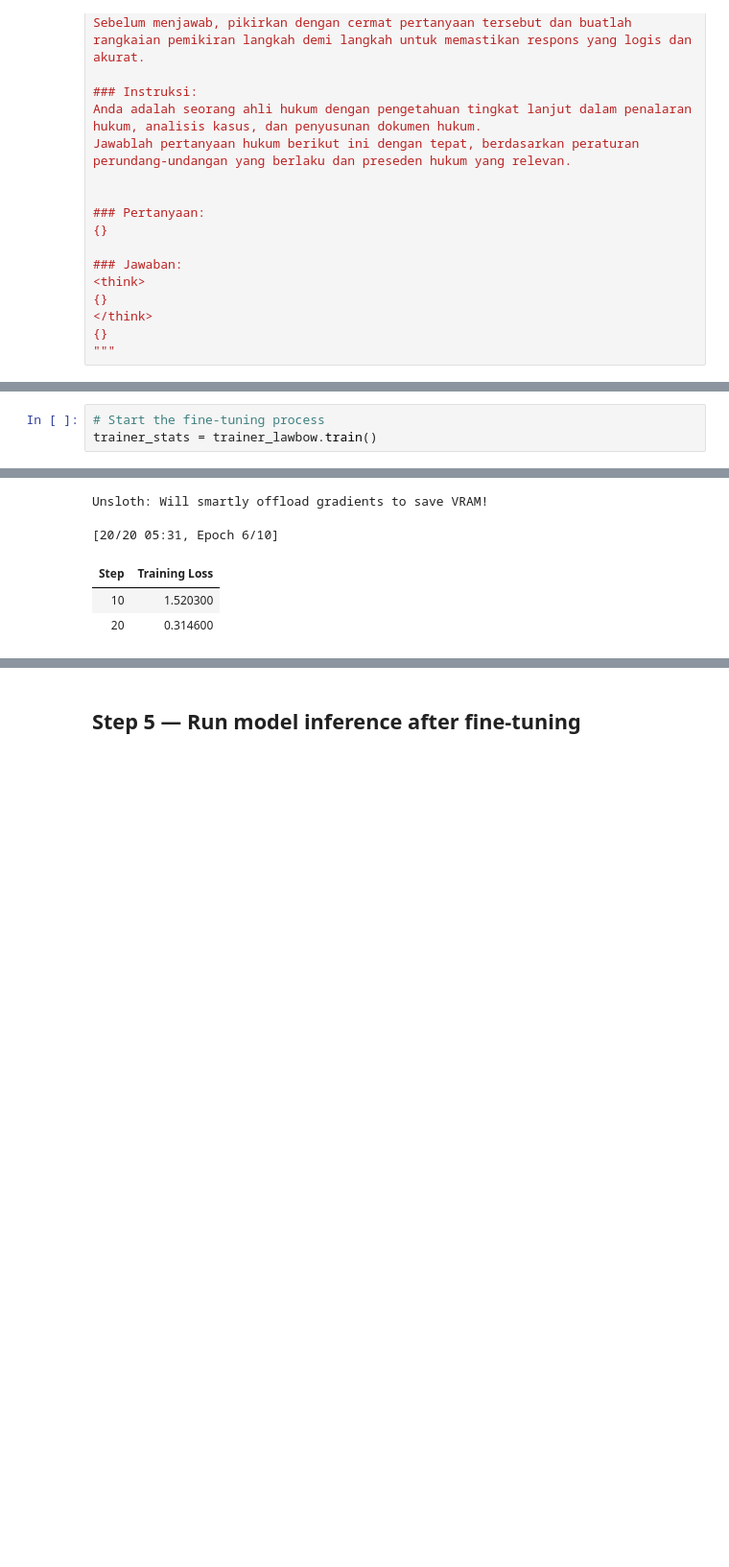
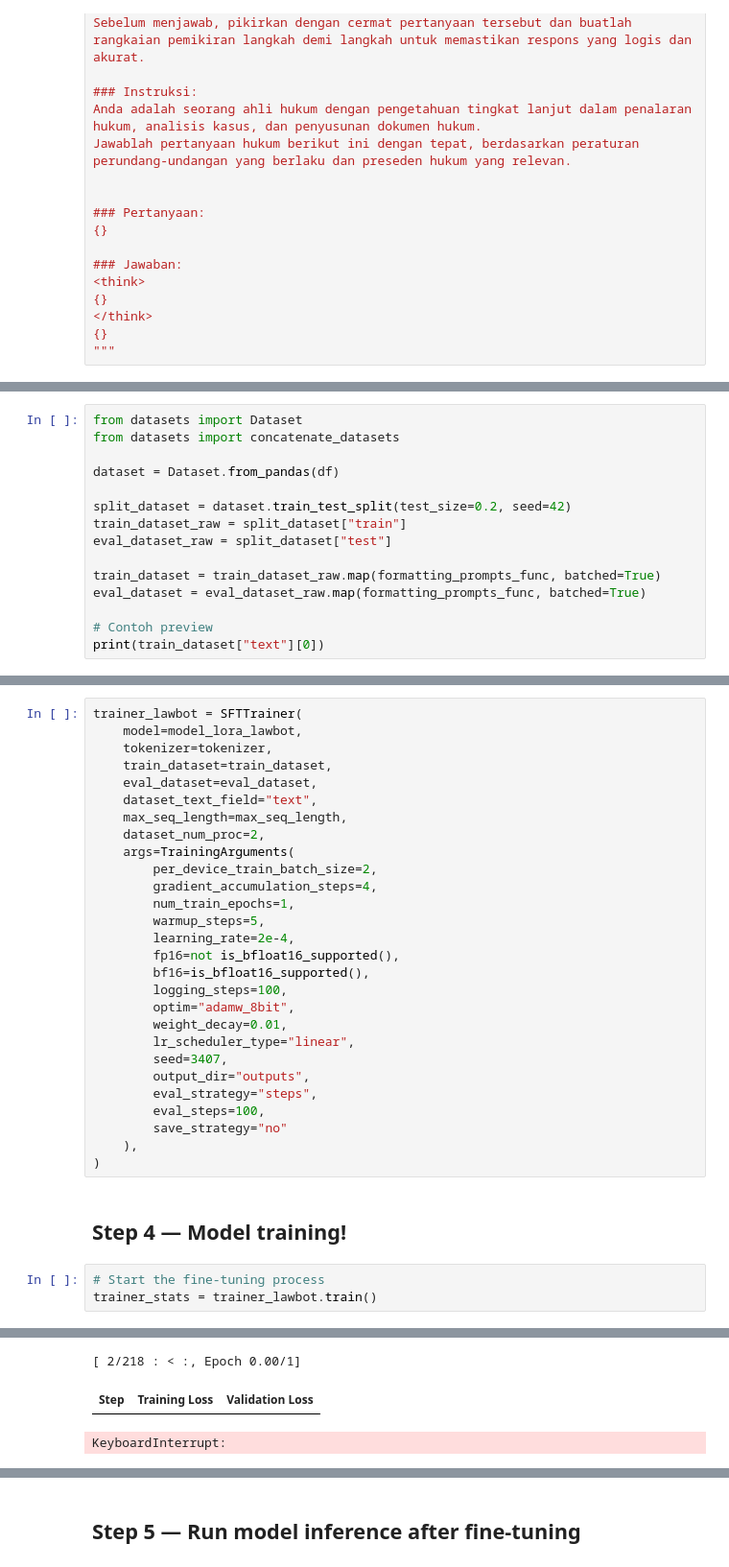
Before and after one commit to vannndar/chatbot-uu-tni, a Jupyter notebook: notebooks/fine-tuning-deepseek-r1-law-chatbot.ipynb, the cells around one changed output, grey strips where cells are left out. Shown at 96% size. Cells and saved outputs as stored; diff of their text form; blank space fills up the shorter version.

```diff
--- a/notebooks/fine-tuning-deepseek-r1-law-chatbot.ipynb
+++ b/notebooks/fine-tuning-deepseek-r1-law-chatbot.ipynb
@@ -331,0 +192,15 @@ This should take around 30 to 40 minutes — we can then check out our training
+# %%
+from datasets import Dataset
+from datasets import concatenate_datasets
+
+dataset = Dataset.from_pandas(df)
+
+split_dataset = dataset.train_test_split(test_size=0.2, seed=42)
+train_dataset_raw = split_dataset["train"]
+eval_dataset_raw = split_dataset["test"]
+
+train_dataset = train_dataset_raw.map(formatting_prompts_func, batched=True)
+eval_dataset = eval_dataset_raw.map(formatting_prompts_func, batched=True)
+
+# Contoh preview
+print(train_dataset["text"][0])
@@ -332,5 +251,35 @@ This should take around 30 to 40 minutes — we can then check out our training
+# %%
+trainer_lawbot = SFTTrainer(
+    model=model_lora_lawbot,
+    tokenizer=tokenizer,
+    train_dataset=train_dataset,
+    eval_dataset=eval_dataset,
+    dataset_text_field="text",
+    max_seq_length=max_seq_length,
+    dataset_num_proc=2,
+    args=TrainingArguments(
+        per_device_train_batch_size=2,
+        gradient_accumulation_steps=4,
+        num_train_epochs=1,
+        warmup_steps=5,
+        learning_rate=2e-4,
+        fp16=not is_bfloat16_supported(),
+        bf16=is_bfloat16_supported(),
+        logging_steps=100,
+        optim="adamw_8bit",
+        weight_decay=0.01,
+        lr_scheduler_type="linear",
+        seed=3407,
+        output_dir="outputs",
+        eval_strategy="steps",
+        eval_steps=100,
+        save_strategy="no"
+    ),
+)
+# %% [markdown]
+## Step 4 — Model training!
 # %%
 # Start the fine-tuning process
-trainer_stats = trainer_lawbow.train()
+trainer_stats = trainer_lawbot.train()
 # %% [output]
 ==((====))==  Unsloth - 2x faster free finetuning | Num GPUs used = 1
@@ -342,8 +290,6 @@ wandb: WARNING The `run_name` is currently set to the same value as `TrainingArg
-Unsloth: Will smartly offload gradients to save VRAM!
+[ 2/218 : < :, Epoch 0.00/1]
+| Step | Training Loss | Validation Loss |
-[20/20 05:31, Epoch 6/10]
+KeyboardInterrupt:
-| Step | Training Loss |
-| 10 | 1.520300 |
-| 20 | 0.314600 |
 # %%
 # Save the fine-tuned model
 wandb.finish()
```
Also changed, not shown: parts of 47 cells of this notebook.
